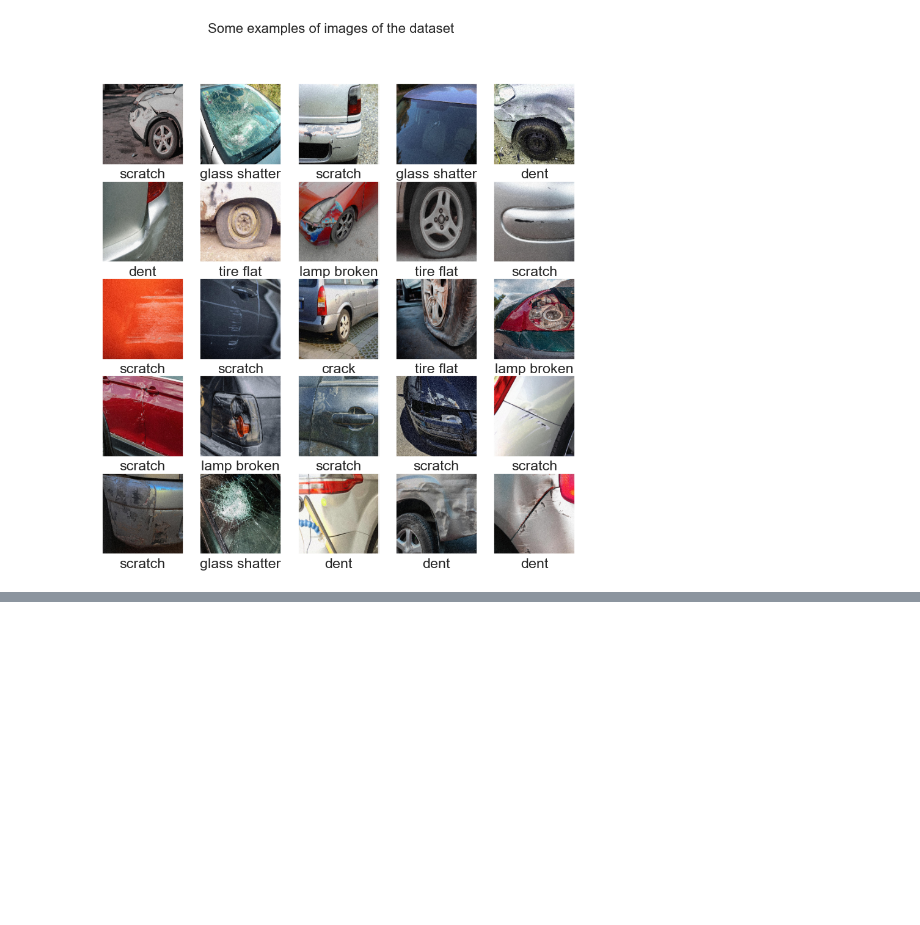
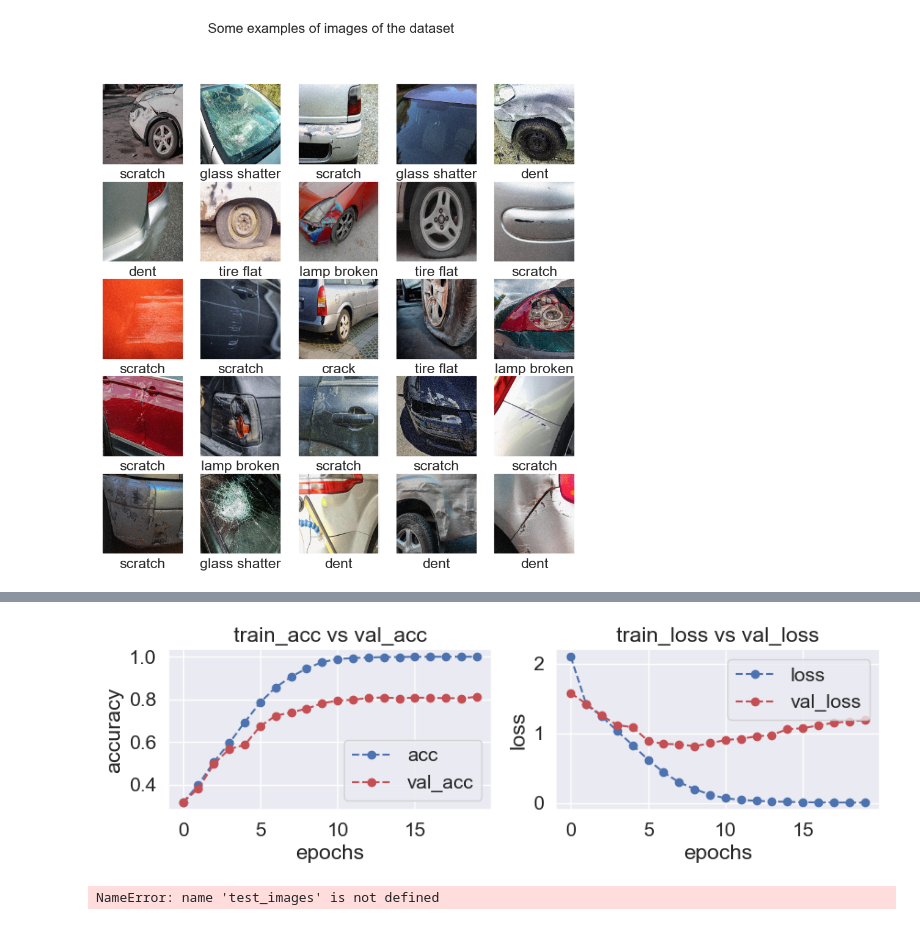
Before and after one commit to madhavk292/AI-ML-DS, a Jupyter notebook: Image Classification/image_classifficatin_car_insurance.ipynb, the cells around one changed output, grey strips where cells are left out. Drawn from its saved outputs; the diff is of its cells as text; code cells hidden in the pictures; blank space fills up the shorter version.

Commit message:
trained the CNN model

```diff
--- a/Image Classification/image_classifficatin_car_insurance.ipynb
+++ b/Image Classification/image_classifficatin_car_insurance.ipynb
@@ -63,3 +65,6 @@ data.head()
 | 2 | 3 | 3.jpg | 2 |
 | 3 | 4 | 4.jpg | 3 |
 | 4 | 5 | 5.jpg | 5 |
+# %%
+data["label"] = data["label"] - 1
+data.head()
@@ -182,0 +212,4 @@ display_examples(class_names, train_images, train_labels)
+# %%
+model.compile(optimizer = 'adam', loss = 'sparse_categorical_crossentropy', metrics=['accuracy'])
+# %%
+history = model.fit(train_images, train_labels, batch_size=128, epochs=20, validation_split = 0.2)
@@ -182,0 +234,34 @@ display_examples(class_names, train_images, train_labels)
+# %%
+def plot_accuracy_loss(history):
+    """
+        Plot the accuracy and the loss during the training of the nn.
+    """
+    fig = plt.figure(figsize=(10,5))
+
+    # Plot accuracy
+    plt.subplot(221)
+    plt.plot(history.history['accuracy'],'bo--', label = "acc")
+    plt.plot(history.history['val_accuracy'], 'ro--', label = "val_acc")
+    plt.title("train_acc vs val_acc")
+    plt.ylabel("accuracy")
+    plt.xlabel("epochs")
+    plt.legend()
+
+    # Plot loss function
+    plt.subplot(222)
+    plt.plot(history.history['loss'],'bo--', label = "loss")
+    plt.plot(history.history['val_loss'], 'ro--', label = "val_loss")
+    plt.title("train_loss vs val_loss")
+    plt.ylabel("loss")
+    plt.xlabel("epochs")
+
+    plt.legend()
+    plt.show()
+# %%
+plot_accuracy_loss(history)
+# %% [output]
+[figure, added]
+# %%
+test_loss = model.evaluate(test_images, test_labels)
+# %% [output]
+NameError: name 'test_images' is not defined
```
Also changed, not shown: parts of 9 cells of this notebook, 1 other file.
